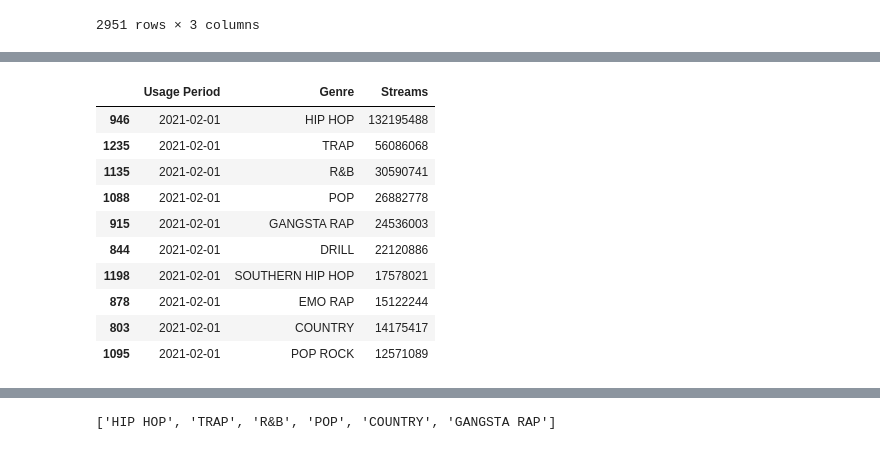
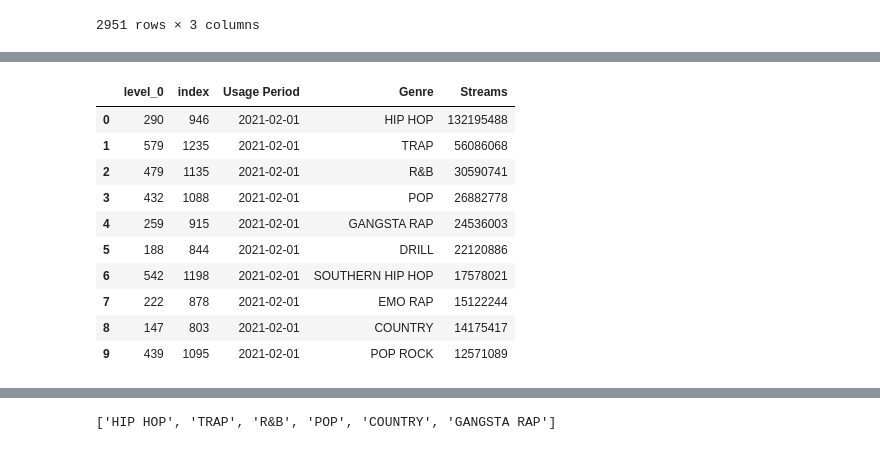
Before and after one commit to NSS-Data-Analytics-Cohort-6/mlc-project-pythons-on-a-plane, a Jupyter notebook: notebooks/MLC.ipynb, the cells around one changed output, grey strips where cells are left out. Drawn from its saved outputs; the diff is of its cells as text; code cells hidden in the pictures.

```diff
--- a/notebooks/MLC.ipynb
+++ b/notebooks/MLC.ipynb
@@ -345,9 +345,9 @@ df_mlc_and_genres_gr
 | 2950 | 2021-05-01 | YOUTUBE VIDEO MUSIC | 6114 |
 2951 rows × 3 columns
 # %%
-df_jan = df_mlc_and_genres_gr[df_mlc_and_genres_gr["Usage Period"] == '2021-01-01']
-df_feb = df_mlc_and_genres_gr[df_mlc_and_genres_gr["Usage Period"] == '2021-02-01']
-df_mar = df_mlc_and_genres_gr[df_mlc_and_genres_gr["Usage Period"] == '2021-03-01']
-df_apr = df_mlc_and_genres_gr[df_mlc_and_genres_gr["Usage Period"] == '2021-04-01']
-df_may = df_mlc_and_genres_gr[df_mlc_and_genres_gr["Usage Period"] == '2021-05-01']
+df_jan = df_mlc_and_genres_gr[df_mlc_and_genres_gr["Usage Period"] == '2021-01-01'].reset_index()
+df_feb = df_mlc_and_genres_gr[df_mlc_and_genres_gr["Usage Period"] == '2021-02-01'].reset_index()
+df_mar = df_mlc_and_genres_gr[df_mlc_and_genres_gr["Usage Period"] == '2021-03-01'].reset_index()
+df_apr = df_mlc_and_genres_gr[df_mlc_and_genres_gr["Usage Period"] == '2021-04-01'].reset_index()
+df_may = df_mlc_and_genres_gr[df_mlc_and_genres_gr["Usage Period"] == '2021-05-01'].reset_index()
 # %%
@@ -368,15 +401,15 @@ df_jan_top10
 # %%
-df_feb_top10 =df_feb.nlargest(10,'Streams')
+df_feb_top10 =df_feb.nlargest(10,'Streams').reset_index()
 df_feb_top10
 # %% [output]
-|  | Usage Period | Genre | Streams |
-| 946 | 2021-02-01 | HIP HOP | 132195488 |
-| 1235 | 2021-02-01 | TRAP | 56086068 |
-| 1135 | 2021-02-01 | R&B | 30590741 |
-| 1088 | 2021-02-01 | POP | 26882778 |
-| 915 | 2021-02-01 | GANGSTA RAP | 24536003 |
-| 844 | 2021-02-01 | DRILL | 22120886 |
-| 1198 | 2021-02-01 | SOUTHERN HIP HOP | 17578021 |
-| 878 | 2021-02-01 | EMO RAP | 15122244 |
-| 803 | 2021-02-01 | COUNTRY | 14175417 |
-| 1095 | 2021-02-01 | POP ROCK | 12571089 |
+|  | level_0 | index | Usage Period | Genre | Streams |
+| 0 | 290 | 946 | 2021-02-01 | HIP HOP | 132195488 |
+| 1 | 579 | 1235 | 2021-02-01 | TRAP | 56086068 |
+| 2 | 479 | 1135 | 2021-02-01 | R&B | 30590741 |
+| 3 | 432 | 1088 | 2021-02-01 | POP | 26882778 |
+| 4 | 259 | 915 | 2021-02-01 | GANGSTA RAP | 24536003 |
+| 5 | 188 | 844 | 2021-02-01 | DRILL | 22120886 |
+| 6 | 542 | 1198 | 2021-02-01 | SOUTHERN HIP HOP | 17578021 |
+| 7 | 222 | 878 | 2021-02-01 | EMO RAP | 15122244 |
+| 8 | 147 | 803 | 2021-02-01 | COUNTRY | 14175417 |
+| 9 | 439 | 1095 | 2021-02-01 | POP ROCK | 12571089 |
```
Also changed, not shown: parts of 36 cells of this notebook.
